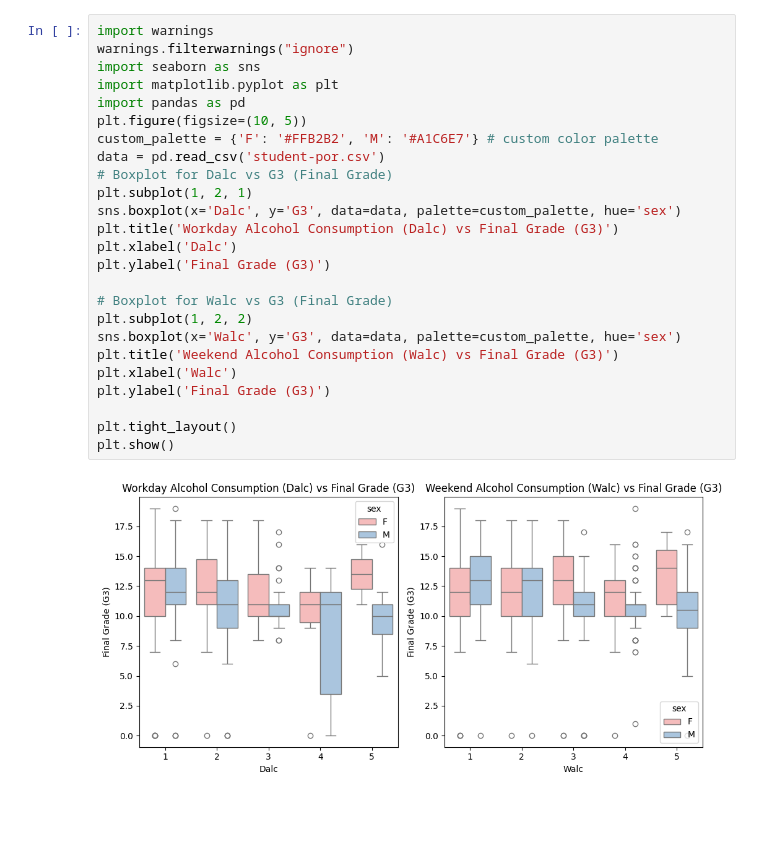
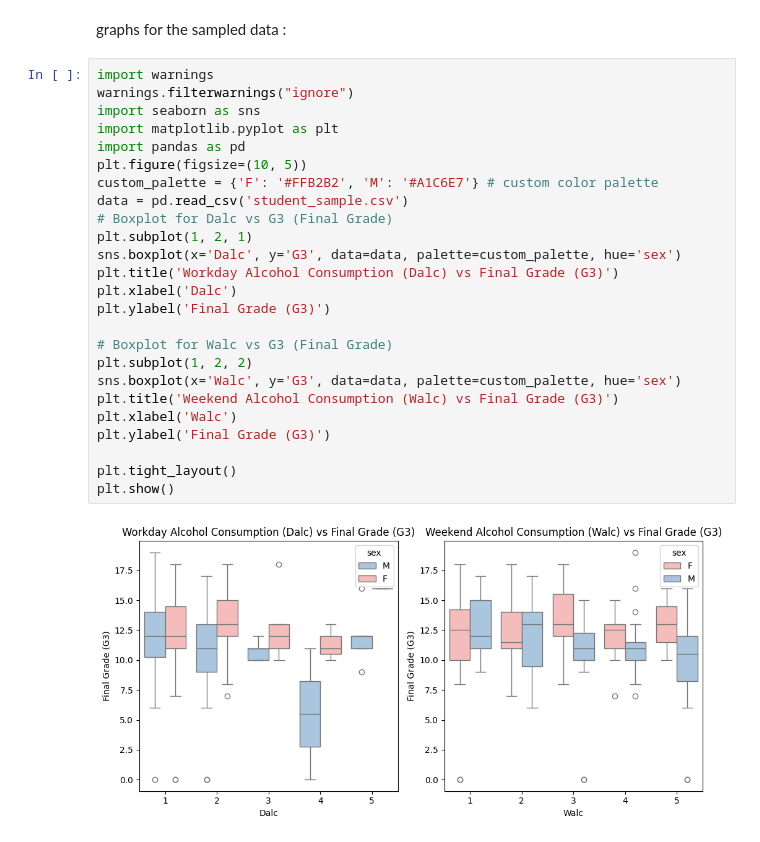
Before and after one commit to iraseel74/mining-project, a Jupyter notebook: Phase2.ipynb, the cells around one changed output. Drawn from its saved outputs; the diff is of its cells as text; blank space fills up the shorter version.

```diff
--- a/Phase2.ipynb
+++ b/Phase2.ipynb
@@ -5,27 +12,29 @@ some graphs :
+# %% [markdown]
+graphs for the sampled data :
 # %%
 import warnings
 warnings.filterwarnings("ignore")
 import seaborn as sns
 import matplotlib.pyplot as plt
 import pandas as pd
 plt.figure(figsize=(10, 5))
 custom_palette = {'F': '#FFB2B2', 'M': '#A1C6E7'} # custom color palette
-data = pd.read_csv('student-por.csv')
+data = pd.read_csv('student_sample.csv')
 # Boxplot for Dalc vs G3 (Final Grade)
 plt.subplot(1, 2, 1)
 sns.boxplot(x='Dalc', y='G3', data=data, palette=custom_palette, hue='sex')
 plt.title('Workday Alcohol Consumption (Dalc) vs Final Grade (G3)')
 plt.xlabel('Dalc')
 plt.ylabel('Final Grade (G3)')
 
 # Boxplot for Walc vs G3 (Final Grade)
 plt.subplot(1, 2, 2)
 sns.boxplot(x='Walc', y='G3', data=data, palette=custom_palette, hue='sex')
 plt.title('Weekend Alcohol Consumption (Walc) vs Final Grade (G3)')
 plt.xlabel('Walc')
 plt.ylabel('Final Grade (G3)')
 
 plt.tight_layout()
 plt.show()
 # %% [output]
-[figure, old version]
+[figure, new version]
```
Also changed, not shown: parts of 34 cells of this notebook.
